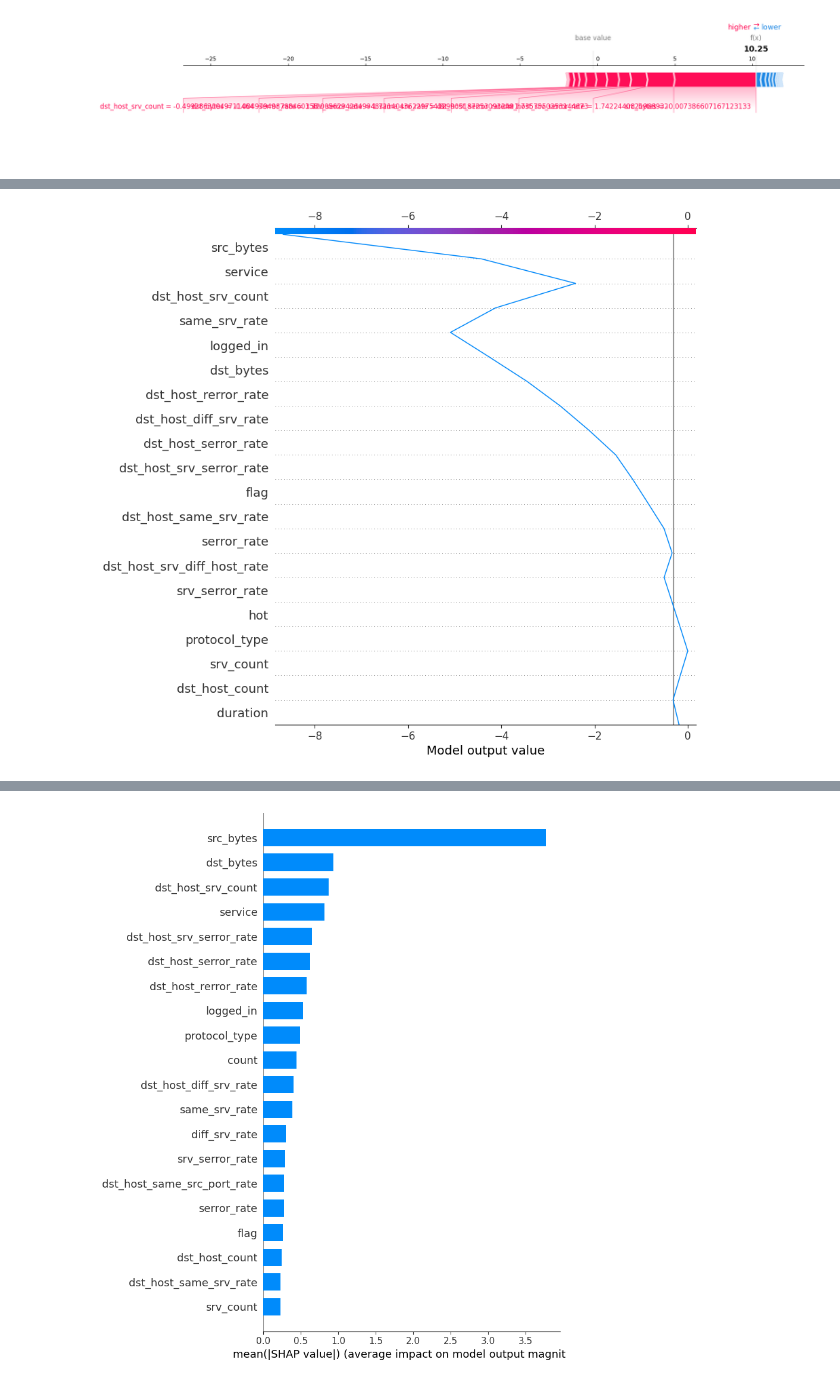
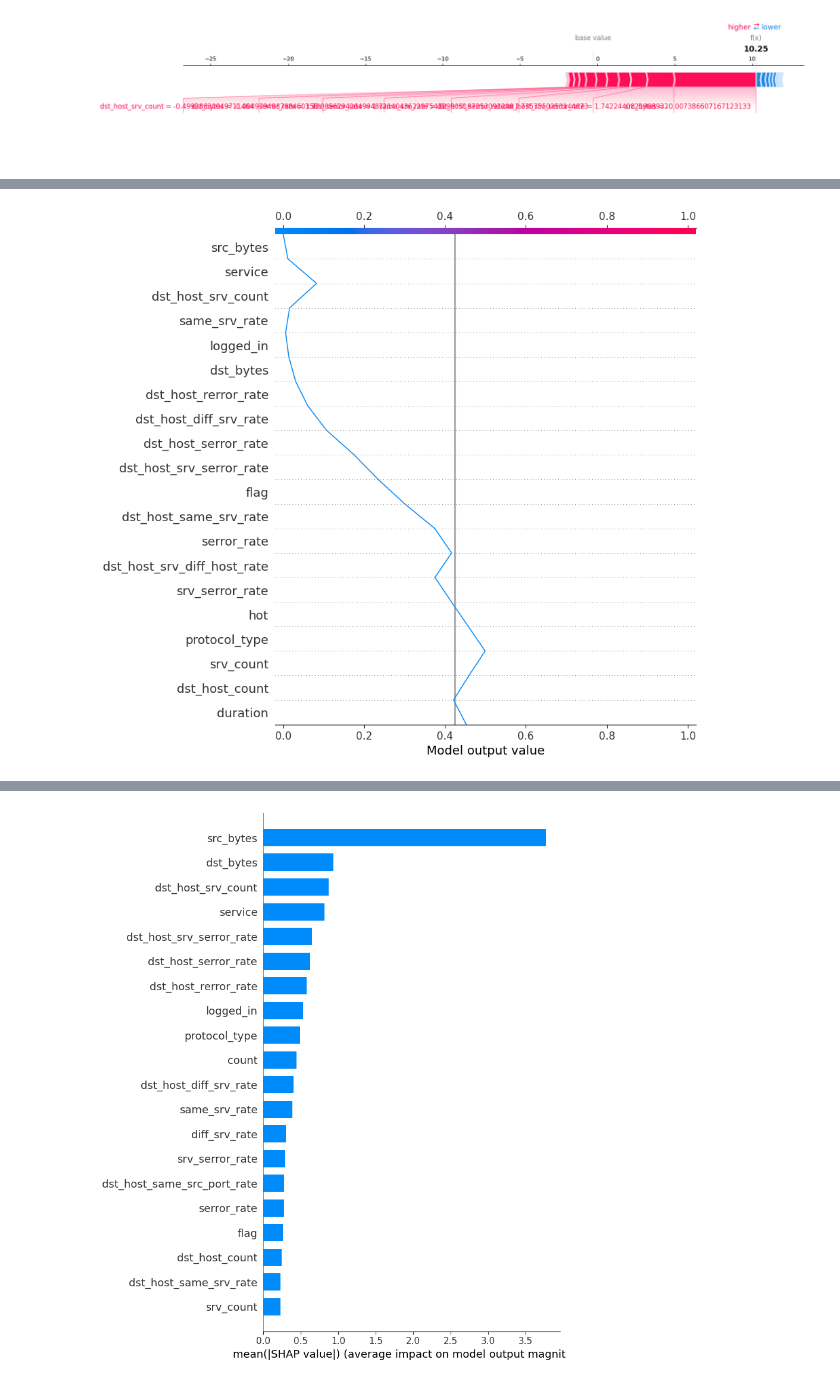
Before and after one commit to matheusbus/xai-in-ids, a Jupyter notebook: experiments/light_gbm/LIGHT_GBM_NSL_KDD.ipynb, the cells around one changed output, grey strips where cells are left out. Saved outputs shown, nothing was run; the diff lists cells and outputs as text; code cells hidden in the pictures.

```diff
--- a/experiments/light_gbm/LIGHT_GBM_NSL_KDD.ipynb
+++ b/experiments/light_gbm/LIGHT_GBM_NSL_KDD.ipynb
@@ -261,5 +261,5 @@ shap.decision_plot(explainer.expected_value, shap_values[1:N], X_test_scaled_df.
 # %%
-shap.decision_plot(explainer.expected_value, shap_values[5], X_test_scaled_df.columns)
+shap.decision_plot(explainer.expected_value, shap_values[5], X_test_scaled_df.columns, link="logit")
 # %% [output]
-[figure, old version]
+[figure, new version]
 # %%
```
Also changed, not shown: parts of 6 cells of this notebook, 8 other files.
